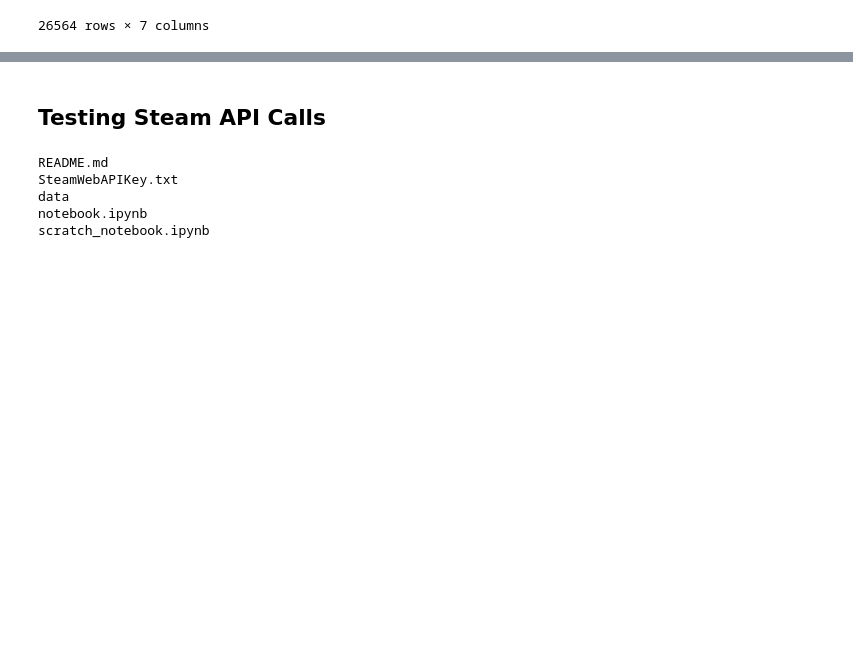
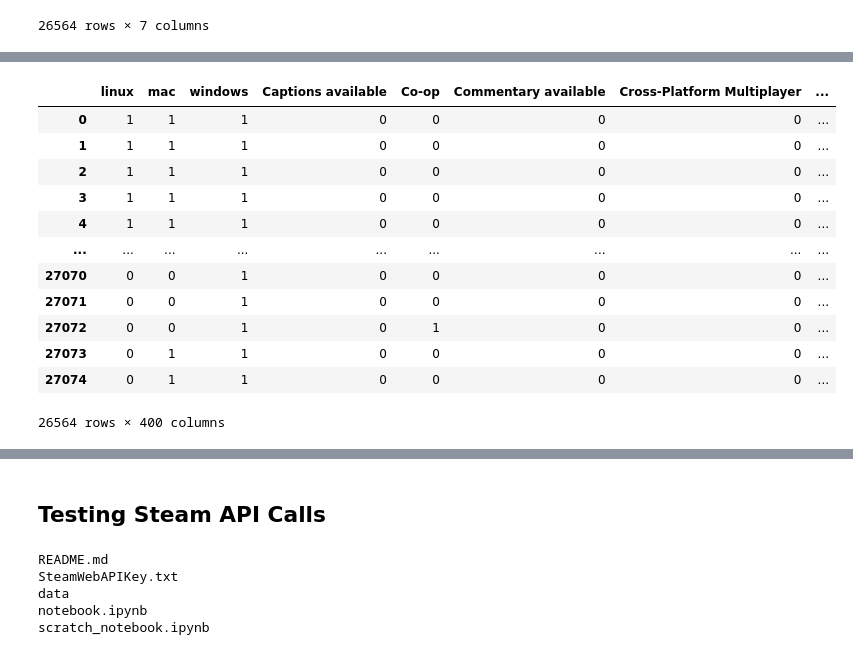
Before and after one commit to yuhkulele/Steam-Recommendations, a Jupyter notebook: scratch_notebook.ipynb, the cells around one changed output, grey strips where cells are left out. Cells and saved outputs as stored; diff of their text form; code cells hidden in the pictures; blank space fills up the shorter version.

```diff
--- a/scratch_notebook.ipynb
+++ b/scratch_notebook.ipynb
@@ -781,4 +800,0 @@ encoded_2 = encoded_df
-# %%
-mlb = MultiLabelBinarizer()
-mlb_platforms = mlb.fit_transform(encoded_2['platforms'])
-mlb_platforms
@@ -797,3 +800,0 @@ mlb_platforms.shape
-# %%
-mlb_df = pd.DataFrame(mlb_platforms, encoded_2.index, mlb.classes_)
-mlb_df
@@ -888,0 +876,40 @@ len(steamspy_tags.keys())
+# %%
+def create_mlb_df(df, columns):
+    '''
+    Uses MultiLabelBinarizer to transform specified columns and return a dataframe of encoded values
+
+    Arguments:
+    df: dataframe
+    columns: list of column names to encode
+
+    Returns:
+    new dataframe consisting of MultiLabelBinarizer transformed values
+    '''
+    #create a new empty dataframe
+    new_df = pd.DataFrame(index=df.index)
+    for category in columns:
+        #instantiate a new MultiLabelBinarizer object
+        mlb = MultiLabelBinarizer()
+        mlb_array = mlb.fit_transform(df[category])
+        mlb_df = pd.DataFrame(mlb_array, df.index, mlb.classes_)
+        #concatenate each dataframe of encoded values by column
+        new_df = pd.concat([new_df, mlb_df], axis=1)
+    return new_df
+# %%
+columns = ['platforms', 'categories', 'genres', 'steamspy_tags']
+columns_mlb_df = create_mlb_df(encoded_df, columns)
+columns_mlb_df
+# %% [output]
+|  | linux | mac | windows | Captions available | Co-op | Commentary available | Cross-Platform Multiplayer | ... |
+| 0 | 1 | 1 | 1 | 0 | 0 | 0 | 0 | ... |
+| 1 | 1 | 1 | 1 | 0 | 0 | 0 | 0 | ... |
+| 2 | 1 | 1 | 1 | 0 | 0 | 0 | 0 | ... |
+| 3 | 1 | 1 | 1 | 0 | 0 | 0 | 0 | ... |
+| 4 | 1 | 1 | 1 | 0 | 0 | 0 | 0 | ... |
+| ... | ... | ... | ... | ... | ... | ... | ... | ... |
+| 27070 | 0 | 0 | 1 | 0 | 0 | 0 | 0 | ... |
+| 27071 | 0 | 0 | 1 | 0 | 0 | 0 | 0 | ... |
+| 27072 | 0 | 0 | 1 | 0 | 1 | 0 | 0 | ... |
+| 27073 | 0 | 1 | 1 | 0 | 0 | 0 | 0 | ... |
+| 27074 | 0 | 1 | 1 | 0 | 0 | 0 | 0 | ... |
+26564 rows × 400 columns
```
Also changed, not shown: parts of 35 cells of this notebook.
